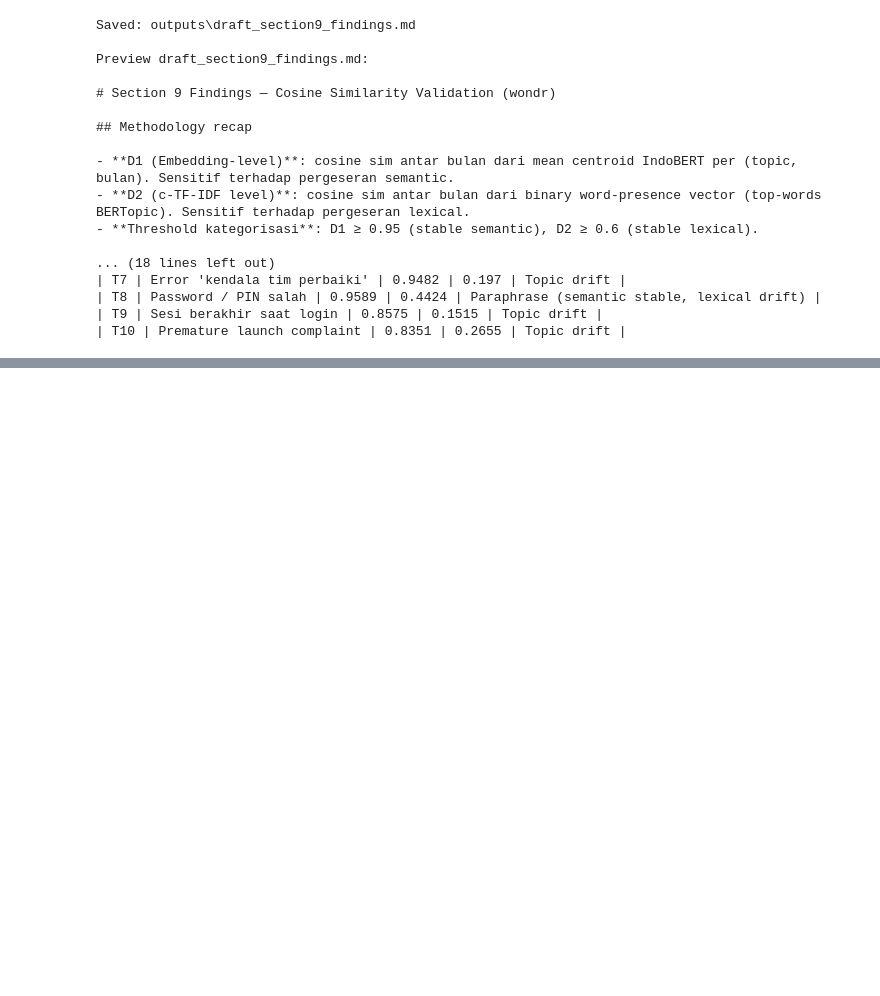
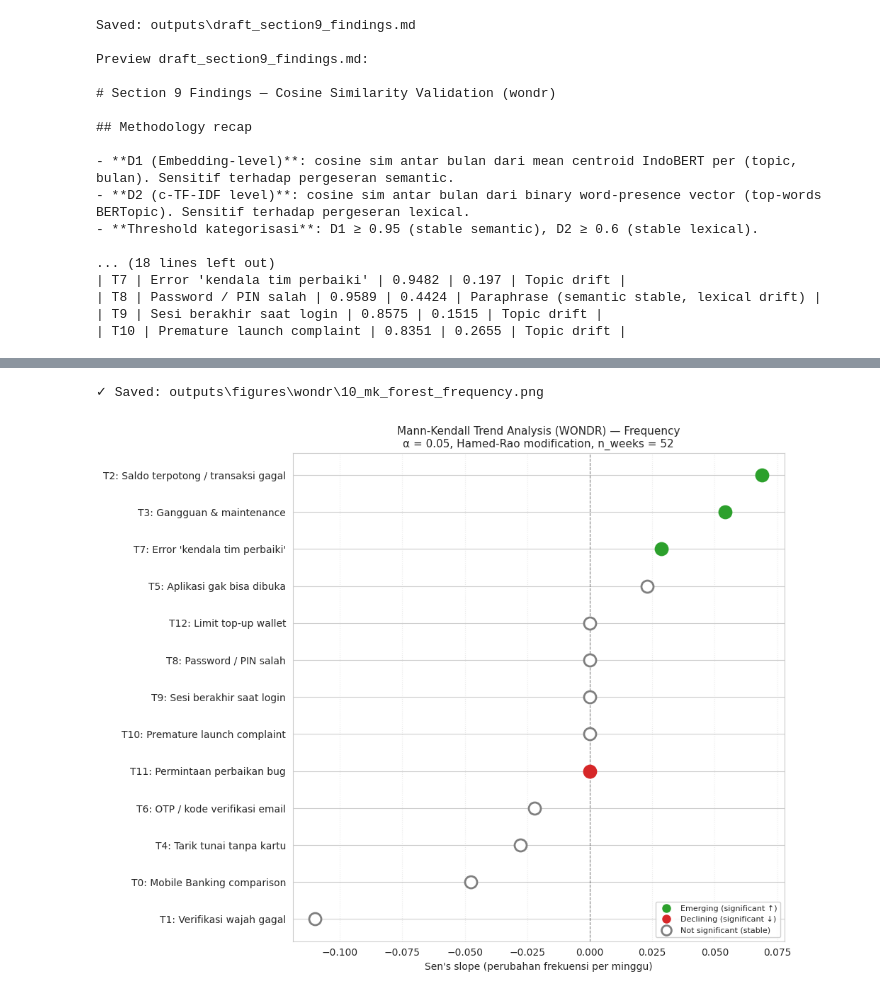
Before and after one commit to rabithahz-salwa/skripsi-bertopic-superapp, a Jupyter notebook: 05_bertopic_wondr.ipynb, the cells around one changed output, grey strips where cells are left out. Cells and saved outputs as stored; diff of their text form; code cells hidden in the pictures; blank space fills up the shorter version.

```diff
--- a/05_bertopic_wondr.ipynb
+++ b/05_bertopic_wondr.ipynb
@@ -2046,0 +2150,13 @@ Preview draft_section9_findings.md:
+# %%
+# Mann-Kendall test pada series frequency
+mk_results_freq = apply_mann_kendall_per_topic(
+    series_df=weekly_series['frequency'],
+    topic_labels=TOPIC_LABELS_WONDR,
+    series_type='frequency',
+    alpha=0.05,
+)
+
+mk_results_freq = apply_fdr_correction(mk_results_freq, alpha=0.05)
+
+mk_results_freq_sorted = mk_results_freq.sort_values('MK_p_value_adj').reset_index(drop=True)
+mk_results_freq_sorted
@@ -2046,0 +2250,18 @@ Preview draft_section9_findings.md:
+# %%
+# Forest plot: proportion (FDR-corrected)
+mk_results_freq_for_plot = mk_results_freq.copy()
+mk_results_freq_for_plot['Classification'] = mk_results_freq['Classification_FDR']
+mk_results_freq_for_plot['Significant'] = mk_results_freq['Significant_FDR']
+
+# Forest plot: frequency
+fig_freq = plot_trend_summary(
+    mk_results=mk_results_freq,
+    fig_dir=FIG_DIR,
+    app_name='wondr',
+    series_type='frequency',
+    alpha=0.05,
+)
+plt.show()
+# %% [output]
+✓ Saved: outputs\figures\wondr\10_mk_forest_frequency.png
+[figure, added]
```
Also changed, not shown: parts of 12 cells of this notebook, 7 other files.
